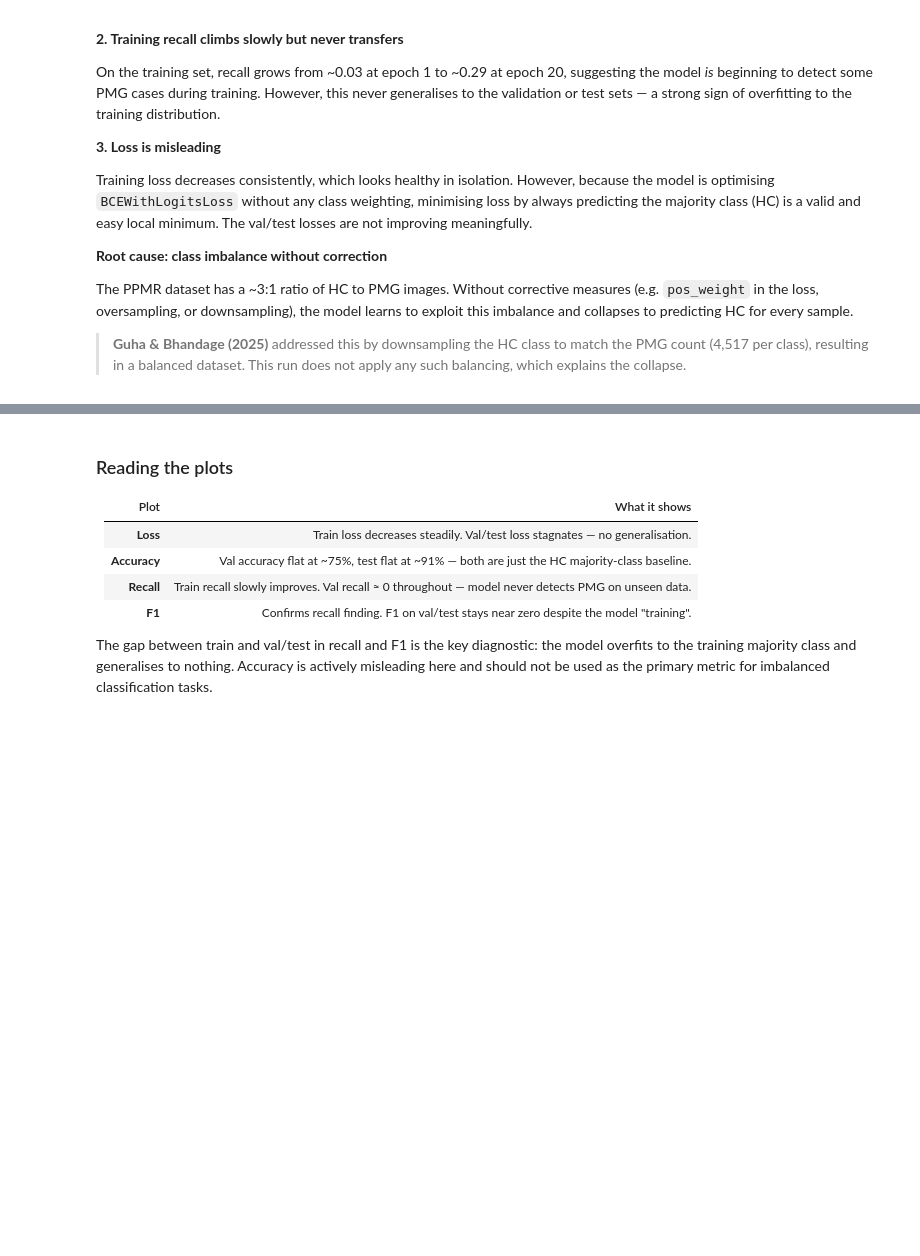
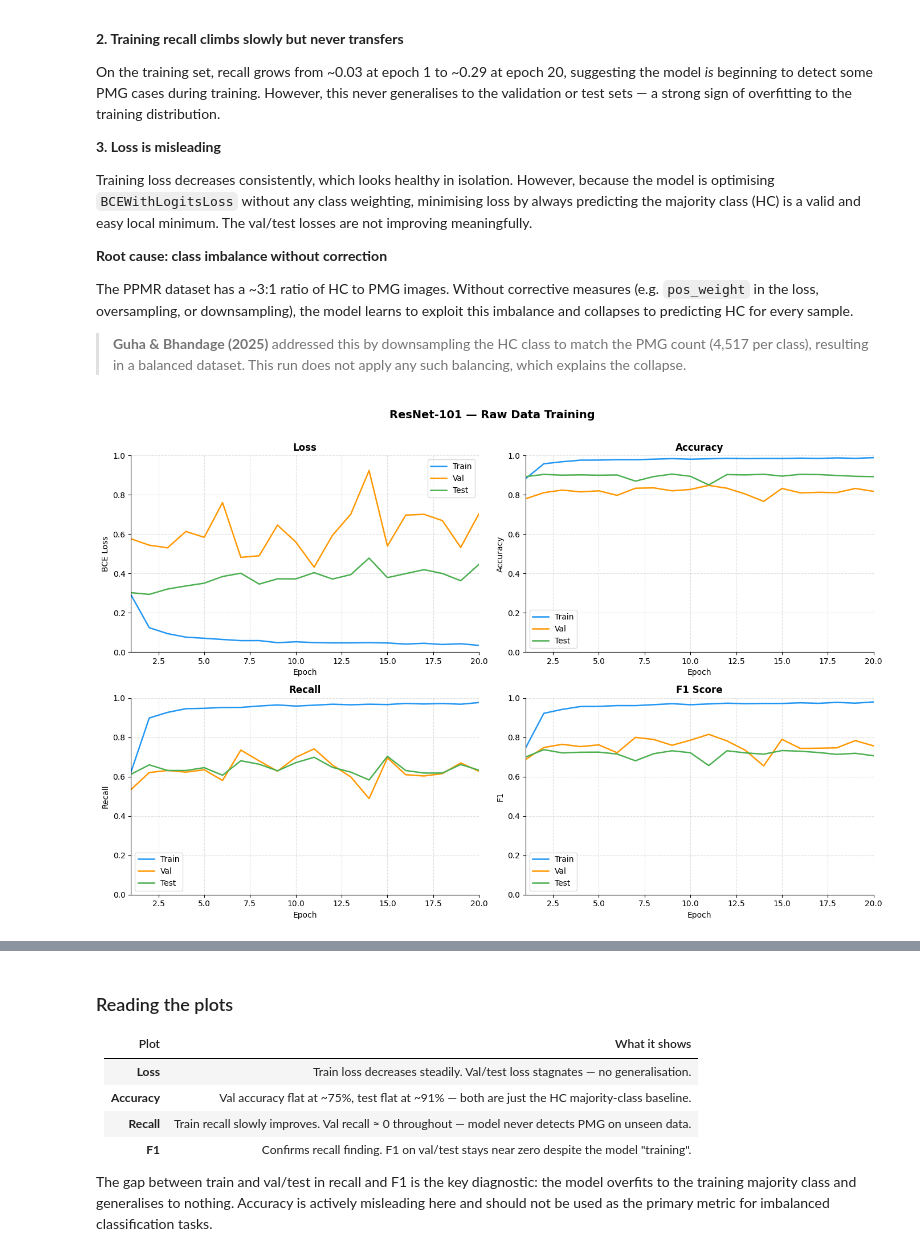
Before and after one commit to HolgeMax/PMG, a Jupyter notebook: notebooks/Metrics_exploration.ipynb, the cells around one changed output, grey strips where cells are left out. Cells and saved outputs as stored; diff of their text form; code cells hidden in the pictures; blank space fills up the shorter version.

Commit message:
feat: End of session auto-commit
Session 14 - 03.04.26: intensity distribution notebook, deterministic split fix, metrics notebook update, data quality audit.

```diff
--- a/notebooks/Metrics_exploration.ipynb
+++ b/notebooks/Metrics_exploration.ipynb
@@ -21,7 +21,9 @@ from collections import Counter
 
 
 BASE = os.path.abspath(os.path.join(os.path.dirname("__file__"), "..",  "results", "metrics"))
-METRIC_PATH = os.path.join(BASE, "resnet101_raw_metrics.csv")
+METRIC_PATH = os.path.join(BASE, "resnet101_raw_metrics_paper.csv")
+CORRECT_PATH = os.path.join(BASE, "resnet101_raw_metrics_correct.csv")
+
 
 print('Metrics dir:', METRIC_PATH, '→ exists:', os.path.exists(METRIC_PATH))
 # %% [output]
@@ -77,26 +80,28 @@ The PPMR dataset has a ~3:1 ratio of HC to PMG images. Without corrective measur
 # %%
 COLORS = {"train": "#2196F3", "val": "#FF9800", "test": "#4CAF50"}
 
 def plot_metric(ax, df, metric, title, ylabel=None, ylim=(0, 1)):
     ax.plot(df["epoch"], df[f"train_{metric}"], color=COLORS["train"], label="Train", linewidth=1.8)
     ax.plot(df["epoch"], df[f"val_{metric}"],   color=COLORS["val"],   label="Val",   linewidth=1.8)
     ax.plot(df["epoch"], df[f"test_{metric}"],  color=COLORS["test"],  label="Test",  linewidth=1.8)
     ax.set_title(title, fontsize=12, fontweight="bold")
     ax.set_xlabel("Epoch")
     ax.set_ylabel(ylabel or metric.capitalize())
     ax.set_xlim(df["epoch"].min(), df["epoch"].max())
     ax.set_ylim(ylim)
     ax.legend(framealpha=0.7)
     ax.grid(True, linestyle="--", alpha=0.4)
     ax.spines[["top", "right"]].set_visible(False)
 
 fig, axes = plt.subplots(2, 2, figsize=(14, 9))
 fig.suptitle("ResNet-101 — Raw Data Training", fontsize=14, fontweight="bold", y=1.01)
 
-plot_metric(axes[0, 0], df_metric, "loss",    "Loss",     "BCE Loss", ylim=(0, 0.7))
+plot_metric(axes[0, 0], df_metric, "loss",    "Loss",     "BCE Loss", ylim=(0, 1))
 plot_metric(axes[0, 1], df_metric, "acc",     "Accuracy", "Accuracy")
 plot_metric(axes[1, 0], df_metric, "recall",  "Recall",   "Recall")
 plot_metric(axes[1, 1], df_metric, "f1",      "F1 Score", "F1")
 
 plt.tight_layout()
 plt.show()
+# %% [output]
+[figure, added]
```
Also changed, not shown: parts of 3 cells of this notebook, 4 other files.
